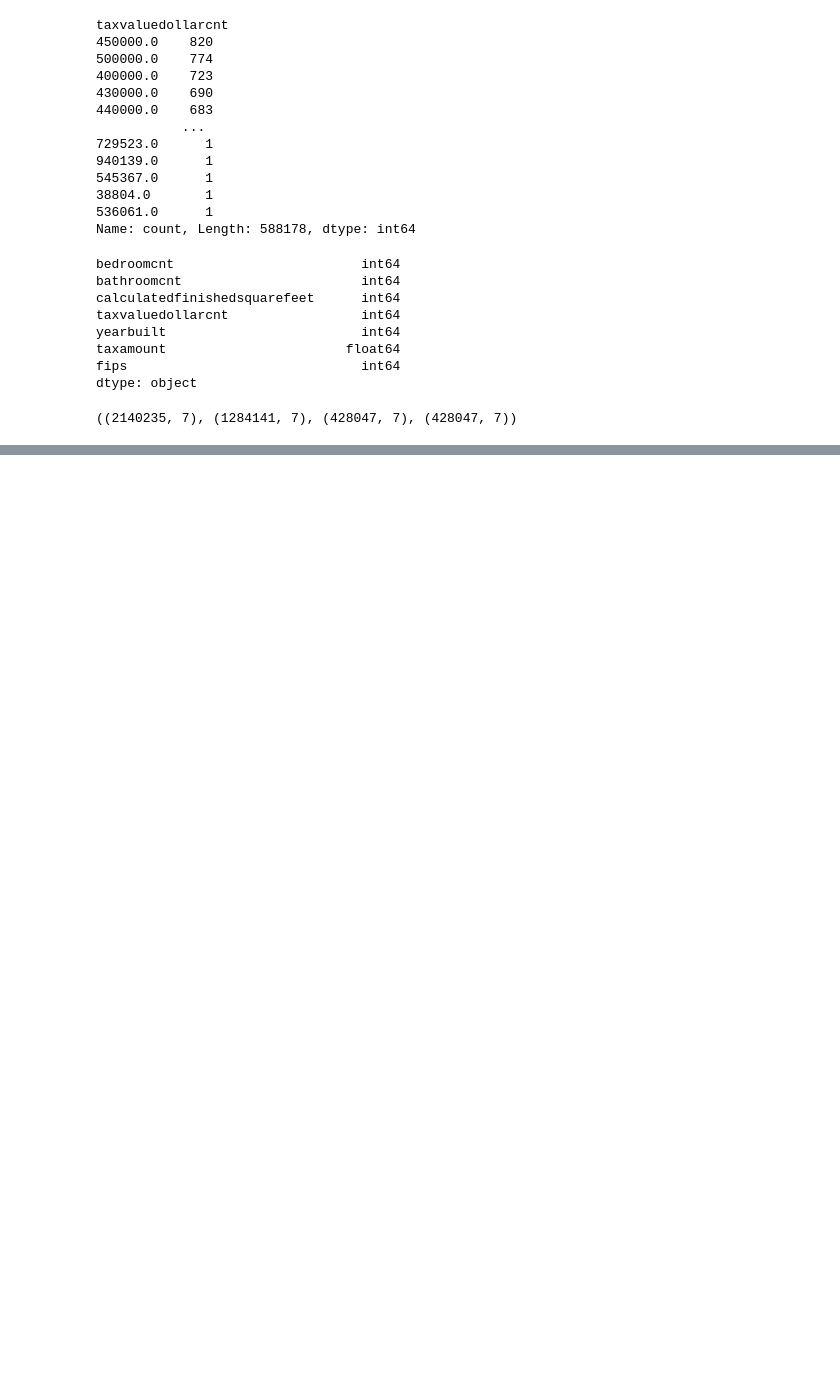
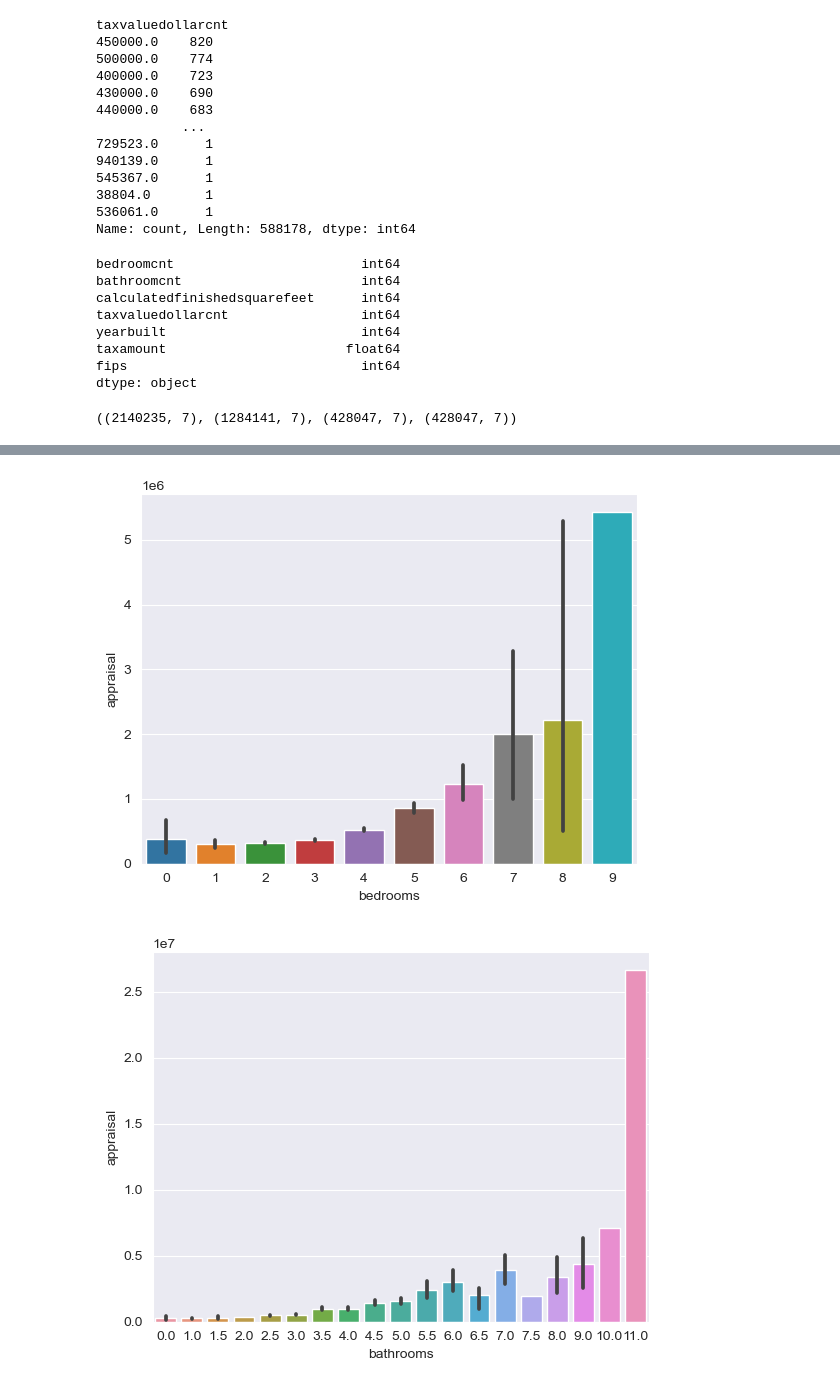
Before and after one commit to christopher-baez/regression-exercises, a Jupyter notebook: wrangle.ipynb, the cells around one changed output, grey strips where cells are left out. Saved outputs shown, nothing was run; the diff lists cells and outputs as text; code cells hidden in the pictures; blank space fills up the shorter version.

```diff
--- a/wrangle.ipynb
+++ b/wrangle.ipynb
@@ -101,0 +162,7 @@ df.shape, train.shape, validate.shape, test.shape
+# %%
+for var in ttrain.columns:
+    sns.barplot(train.sample(10000), x=var, y='appraisal')
+    plt.show()
+# %% [output]
+[figure, added]
+[figure, added]
```
Also changed, not shown: parts of 16 cells of this notebook.
